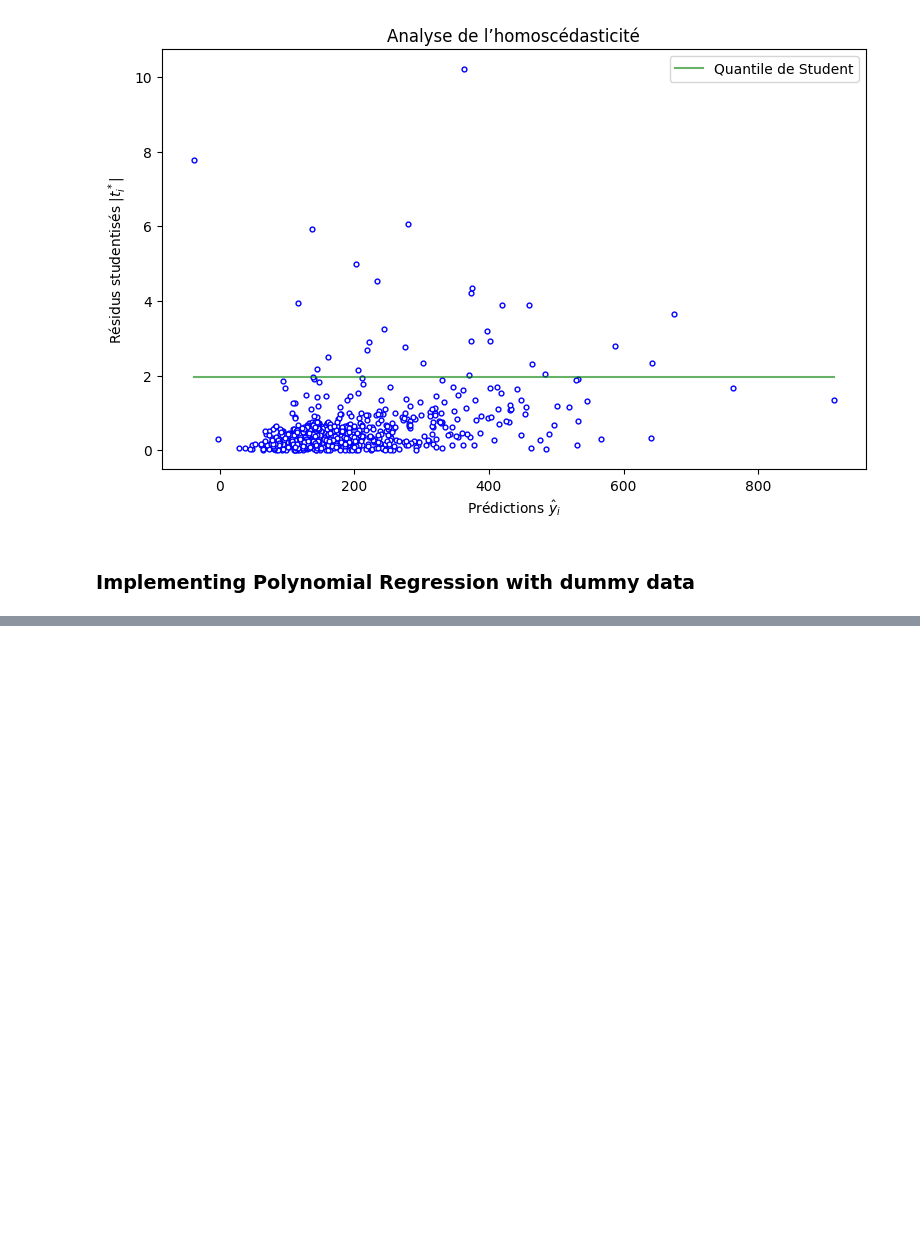
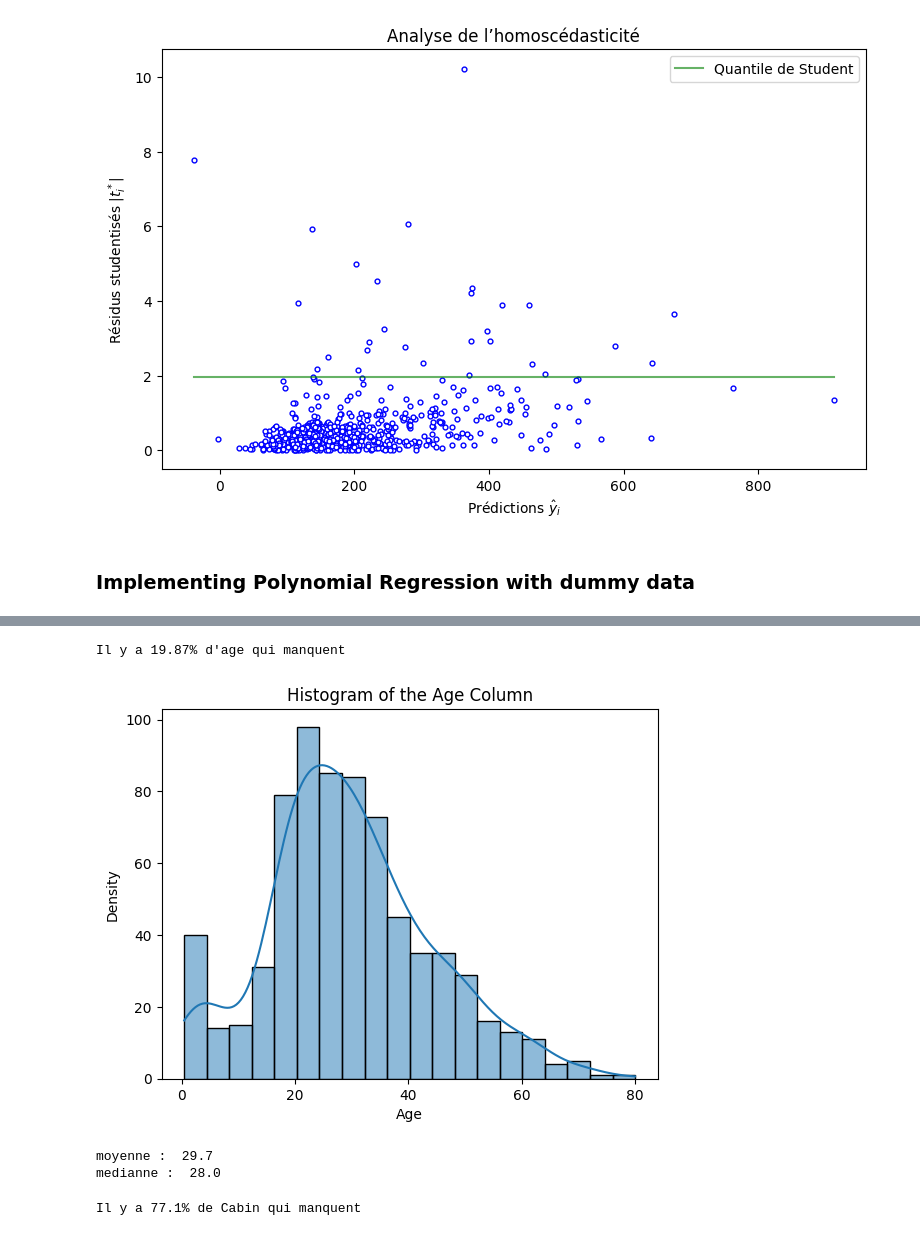
Before and after one commit to kalmuroth/lb-cml, a Jupyter notebook: lb_cml.ipynb, the cells around one changed output, grey strips where cells are left out. Cells and saved outputs as stored; diff of their text form; code cells hidden in the pictures; blank space fills up the shorter version.

```diff
--- a/lb_cml.ipynb
+++ b/lb_cml.ipynb
@@ -288,0 +340,34 @@ AIC for Polynomial Regression: -176.76597821078053
+# %%
+rows = len(train)
+total = train['Age'].isnull().sum()
+missing_percentage = str(round((total / rows) * 100,2))
+
+print("Il y a " + missing_percentage +"% d'age qui manquent ")
+# %% [output]
+Il y a 19.87% d'age qui manquent
+# %%
+plt.figure()
+ax = sns.histplot(train['Age'].dropna(), kde=True)
+plt.xticks([0, 20, 40, 60, 80], ['0', '20', '40', '60', '80'])
+plt.xlabel('Age')
+plt.ylabel('Density')
+plt.title('Histogram of the Age Column')
+plt.show()
+# %% [output]
+[figure, added]
+# %%
+age_median = train['Age'].median()
+age_mean = round(train['Age'].mean(), 2)
+print("moyenne : " , age_mean)
+print("medianne : " , age_median)
+# %% [output]
+moyenne :  29.7
+medianne :  28.0
+# %%
+rows = len(train)
+total = train['Cabin'].isnull().sum()
+missing_percentage = str(round((total / rows) * 100,2))
+
+print("Il y a " + missing_percentage +"% de Cabin qui manquent")
+# %% [output]
+Il y a 77.1% de Cabin qui manquent
```
Also changed, not shown: parts of 7 cells of this notebook.
